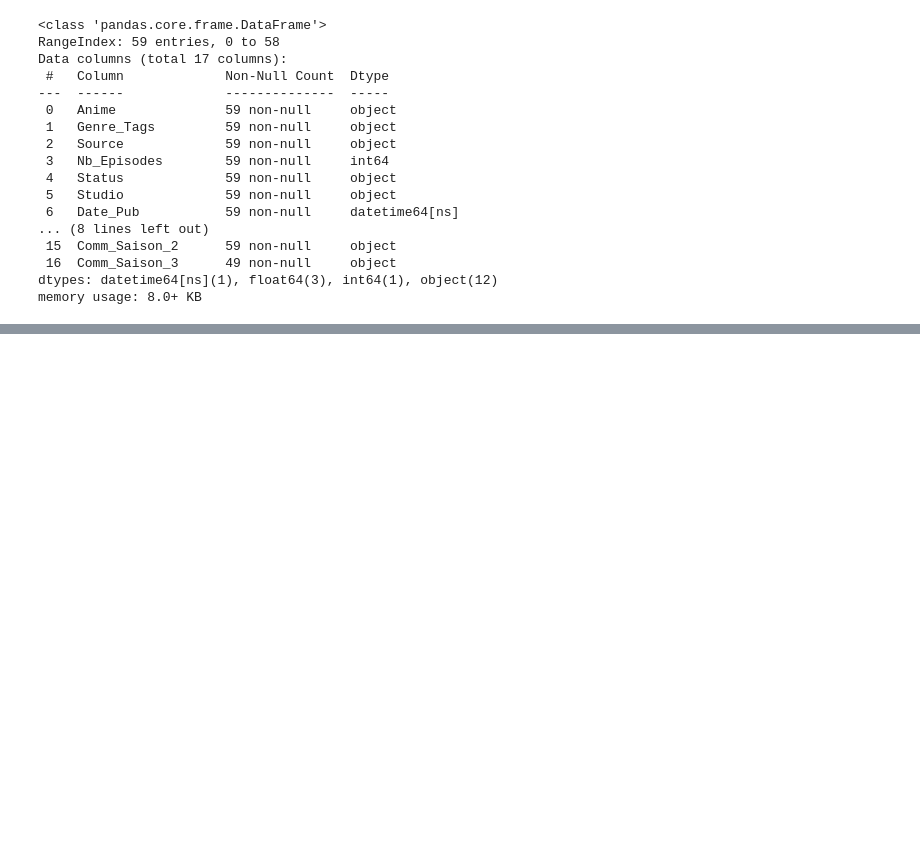
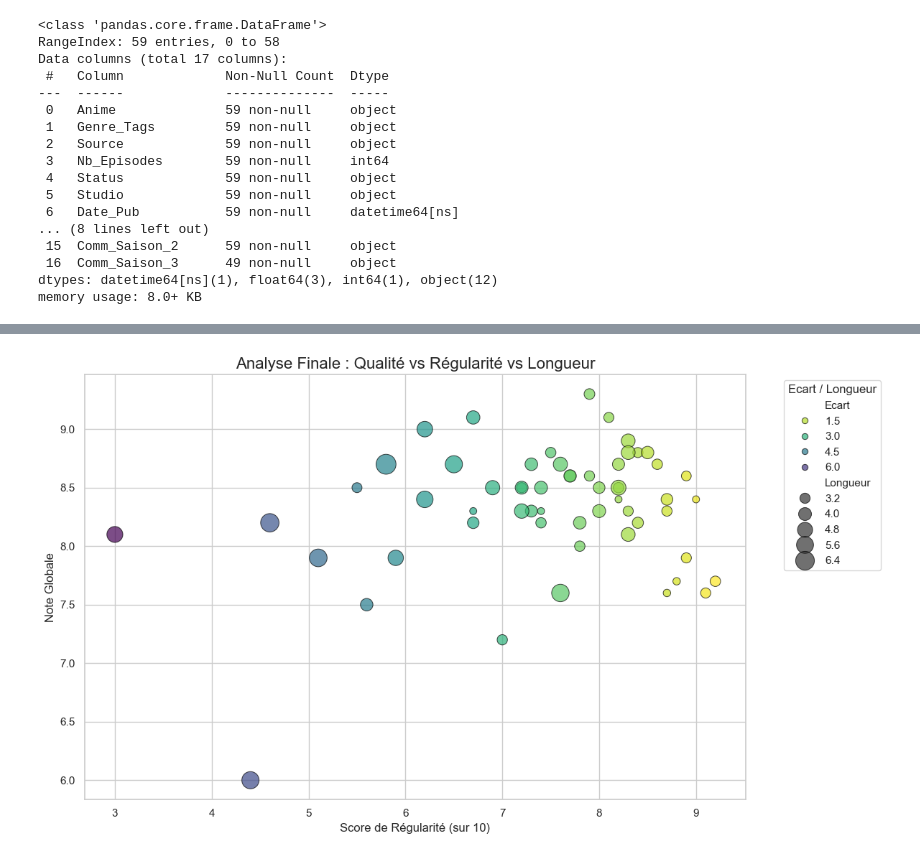
Before and after one commit to Louisnrry/Projet_Data_Anime, a Jupyter notebook: notebook.ipynb, the cells around one changed output, grey strips where cells are left out. Cells and saved outputs as stored; diff of their text form; code cells hidden in the pictures; blank space fills up the shorter version.

```diff
--- a/notebook.ipynb
+++ b/notebook.ipynb
@@ -55,0 +114,26 @@ memory usage: 8.0+ KB
+# %%
+#nuage de points sur la relation note globale et la régularité
+sns.set_theme(style="whitegrid")
+plt.figure(figsize=(12, 7))
+
+sns.scatterplot(
+    data=df,
+    x='Regularite',
+    y='Note_Globale',
+    size='Longueur',
+    hue='Ecart',
+    sizes=(50, 400),
+    palette='viridis_r',
+    alpha=0.7,
+    edgecolor='black'
+)
+
+plt.title('Analyse Finale : Qualité vs Régularité vs Longueur', fontsize=16)
+plt.xlabel('Score de Régularité (sur 10)')
+plt.ylabel('Note Globale')
+plt.legend(bbox_to_anchor=(1.05, 1), loc='upper left', title="Ecart / Longueur")
+plt.tight_layout()
+
+plt.show()
+# %% [output]
+[figure, added]
```
Also changed, not shown: parts of 7 cells of this notebook.
